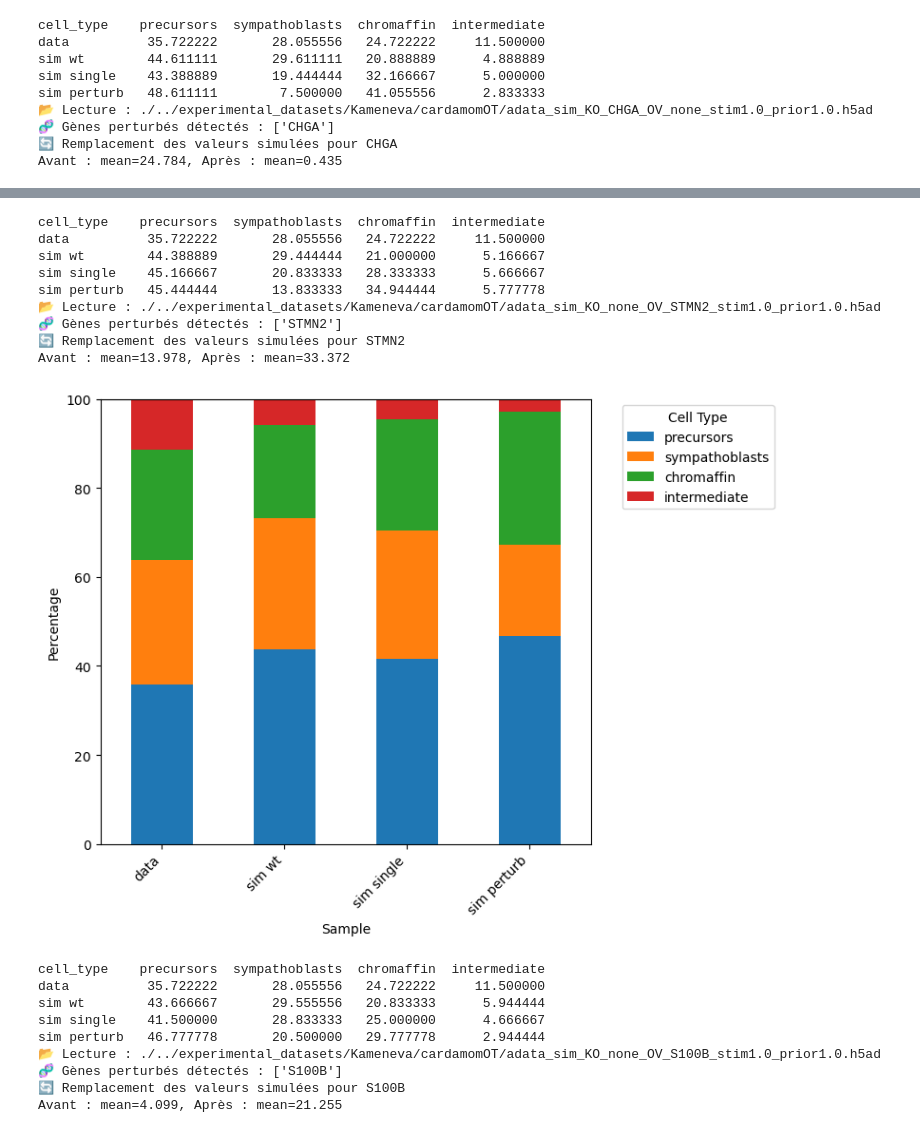
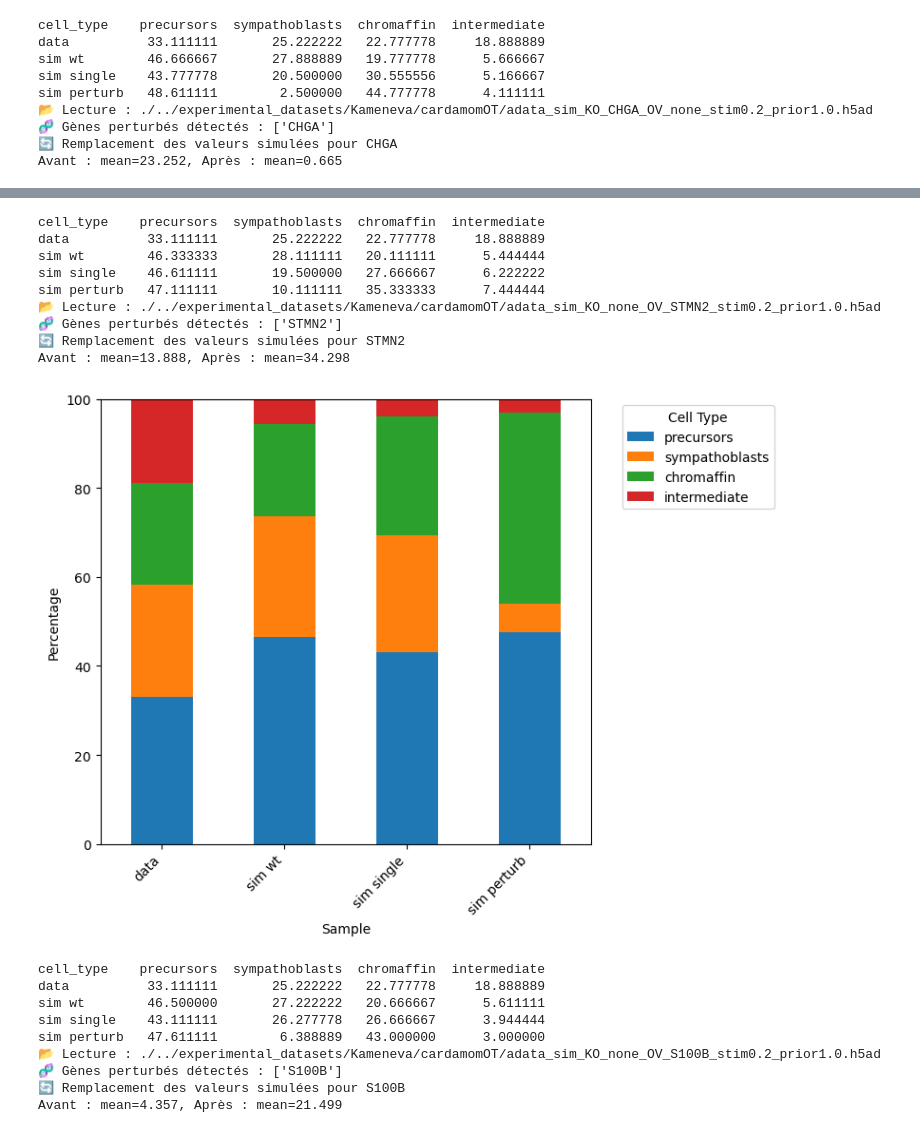
Before and after one commit to eliasventre/CardamomOT, a Jupyter notebook: utils/compare_cell_types_across_KOV.ipynb, the cells around one changed output, grey strips where cells are left out. Cells and saved outputs as stored; diff of their text form; code cells hidden in the pictures.

```diff
--- a/utils/compare_cell_types_across_KOV.ipynb
+++ b/utils/compare_cell_types_across_KOV.ipynb
@@ -97,10 +97,10 @@ def compare_cell_types(p, perturb_name, split='train', stim=1.0, prior=1.0):
     )
     prop_df.to_csv('prop_df', index=False)
 # %%
-compare_cell_types(p_DO,"KO_CHGA_OV_STMN2", split='full')
-compare_cell_types(p_DO,"KO_CHGA_OV_none", split='full')
-compare_cell_types(p_DO,"KO_none_OV_STMN2", split='full')
-compare_cell_types(p_DO,"KO_none_OV_S100B", split='full')
-compare_cell_types(p_DO,"KO_none_OV_POSTN", split='full')
-compare_cell_types(p_DO,"KO_POSTN_OV_none", split='full')
+compare_cell_types(p_DO,"KO_CHGA_OV_STMN2", split='full', stim=0.2)
+compare_cell_types(p_DO,"KO_CHGA_OV_none", split='full', stim=0.2)
+compare_cell_types(p_DO,"KO_none_OV_STMN2", split='full', stim=0.2)
+compare_cell_types(p_DO,"KO_none_OV_S100B", split='full', stim=0.2)
+compare_cell_types(p_DO,"KO_none_OV_POSTN", split='full', stim=0.2)
+compare_cell_types(p_DO,"KO_POSTN_OV_none", split='full', stim=0.2)
 # %% [output]
@@ -114,9 +114,9 @@ Avant : mean=13.978, Après : mean=33.157
 cell_type    precursors  sympathoblasts  chromaffin  intermediate
-data          35.722222       28.055556   24.722222     11.500000
-sim wt        44.611111       29.611111   20.888889      4.888889
-sim single    43.388889       19.444444   32.166667      5.000000
-sim perturb   48.611111        7.500000   41.055556      2.833333
-📂 Lecture : ./../experimental_datasets/Kameneva/cardamomOT/adata_sim_KO_CHGA_OV_none_stim1.0_prior1.0.h5ad
+data          33.111111       25.222222   22.777778     18.888889
+sim wt        46.666667       27.888889   19.777778      5.666667
+sim single    43.777778       20.500000   30.555556      5.166667
+sim perturb   48.611111        2.500000   44.777778      4.111111
+📂 Lecture : ./../experimental_datasets/Kameneva/cardamomOT/adata_sim_KO_CHGA_OV_none_stim0.2_prior1.0.h5ad
 🧬 Gènes perturbés détectés : ['CHGA']
 🔄 Remplacement des valeurs simulées pour CHGA
-Avant : mean=24.784, Après : mean=0.435
+Avant : mean=23.252, Après : mean=0.665
@@ -124,19 +124,19 @@ Avant : mean=24.784, Après : mean=0.435
 cell_type    precursors  sympathoblasts  chromaffin  intermediate
-data          35.722222       28.055556   24.722222     11.500000
-sim wt        44.388889       29.444444   21.000000      5.166667
-sim single    45.166667       20.833333   28.333333      5.666667
-sim perturb   45.444444       13.833333   34.944444      5.777778
-📂 Lecture : ./../experimental_datasets/Kameneva/cardamomOT/adata_sim_KO_none_OV_STMN2_stim1.0_prior1.0.h5ad
+data          33.111111       25.222222   22.777778     18.888889
+sim wt        46.333333       28.111111   20.111111      5.444444
+sim single    46.611111       19.500000   27.666667      6.222222
+sim perturb   47.111111       10.111111   35.333333      7.444444
+📂 Lecture : ./../experimental_datasets/Kameneva/cardamomOT/adata_sim_KO_none_OV_STMN2_stim0.2_prior1.0.h5ad
 🧬 Gènes perturbés détectés : ['STMN2']
 🔄 Remplacement des valeurs simulées pour STMN2
-Avant : mean=13.978, Après : mean=33.372
+Avant : mean=13.888, Après : mean=34.298
-[figure, old version]
+[figure, new version]
 cell_type    precursors  sympathoblasts  chromaffin  intermediate
-data          35.722222       28.055556   24.722222     11.500000
-sim wt        43.666667       29.555556   20.833333      5.944444
-sim single    41.500000       28.833333   25.000000      4.666667
-sim perturb   46.777778       20.500000   29.777778      2.944444
-📂 Lecture : ./../experimental_datasets/Kameneva/cardamomOT/adata_sim_KO_none_OV_S100B_stim1.0_prior1.0.h5ad
+data          33.111111       25.222222   22.777778     18.888889
+sim wt        46.500000       27.222222   20.666667      5.611111
+sim single    43.111111       26.277778   26.666667      3.944444
+sim perturb   47.611111        6.388889   43.000000      3.000000
+📂 Lecture : ./../experimental_datasets/Kameneva/cardamomOT/adata_sim_KO_none_OV_S100B_stim0.2_prior1.0.h5ad
 🧬 Gènes perturbés détectés : ['S100B']
 🔄 Remplacement des valeurs simulées pour S100B
-Avant : mean=4.099, Après : mean=21.255
+Avant : mean=4.357, Après : mean=21.499
```
Also changed, not shown: parts of 3 cells of this notebook, 8 other files.
